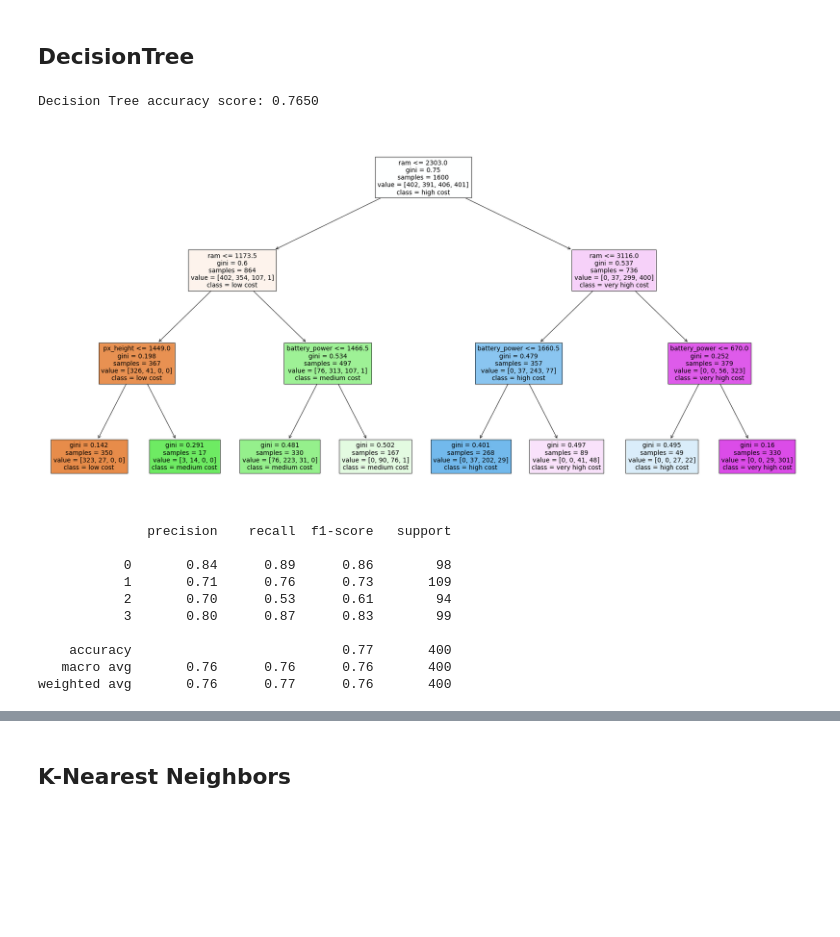
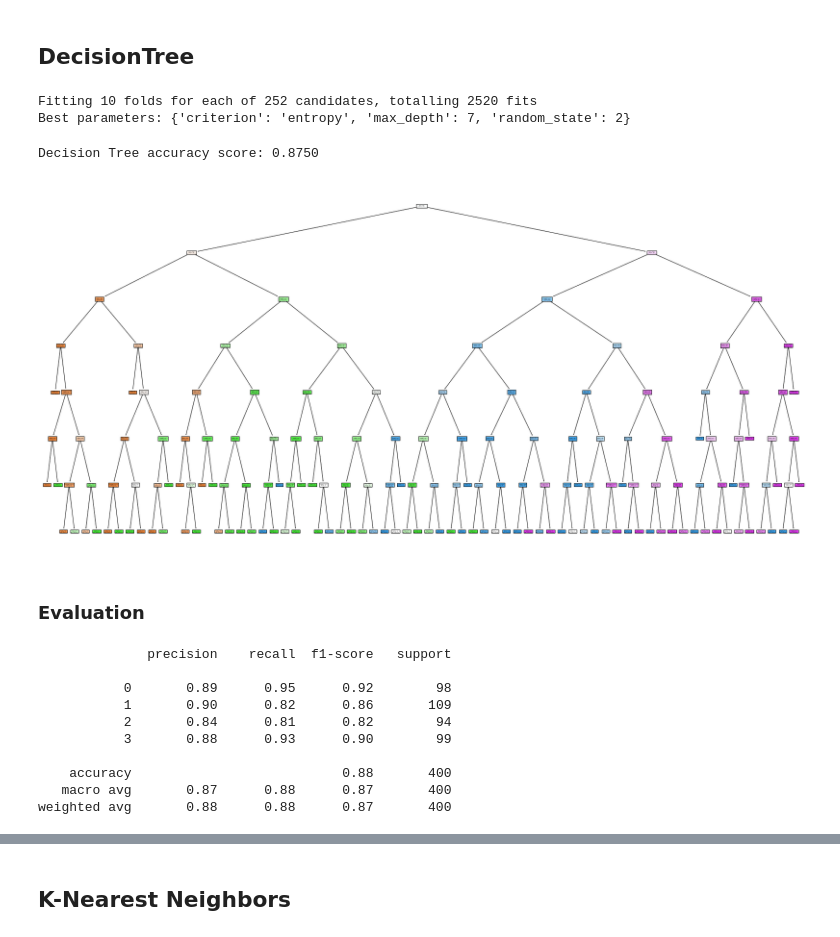
Before and after one commit to jirapat-tho/bsc_dpdm22, a Jupyter notebook: Final_Project.ipynb, the cells around one changed output, grey strips where cells are left out. Saved outputs shown, nothing was run; the diff lists cells and outputs as text; code cells hidden in the pictures; blank space fills up the shorter version.

```diff
--- a/Final_Project.ipynb
+++ b/Final_Project.ipynb
@@ -299,4 +303,4 @@ plt.show()
 และ Naive Bayes
 # %%
-X = train.drop('price_range', axis=1) # drop column 'price_range' ให้เหลือแค่ Feature
+x = train.drop('price_range', axis=1) # drop column 'price_range' ให้เหลือแค่ Feature
 y = train['price_range'].values.reshape(-1, 1) #Target : price_range
@@ -305,39 +307,63 @@ X_train, X_test, y_train, y_test = train_test_split(X[['battery_power', 'px_heig
+# %%
+# แบ่งข้อมูลออกเป็น train 80% test 20%
+X_train, X_test, y_train, y_test = train_test_split(x,y,test_size=0.2,random_state=2) # random_state ทำให้การสุ่มแต่ละครั้งมีผลการสุ่มเหมือนเดิม
 # %% [markdown]
 ## DecisionTree
+# %%
+#  gridsearch หาพารามิเตอร์ที่ดีที่สุด
+clf_dt = DecisionTreeClassifier()
+
+max_depth = range(3, 21)
+criterion = ['entropy', 'gini']
+random_state = range(1, 8)
+
+parameters = {'max_depth': max_depth, 'criterion': criterion, 'random_state': random_state}
+
+gridsearch = GridSearchCV(estimator=clf_dt,
+                          param_grid=parameters,
+                          scoring='accuracy',
+                          cv=10,
+                          verbose=1,
+                          n_jobs=-1)
+
+gridsearch.fit(X_train, y_train)
+
+print('Best parameters:', gridsearch.best_params_)
+# %% [output]
+Fitting 10 folds for each of 252 candidates, totalling 2520 fits
+Best parameters: {'criterion': 'entropy', 'max_depth': 7, 'random_state': 2}
 # %%
-# Instantiate the model
-DT = DecisionTreeClassifier(max_depth=3)
-
+# Define the decision tree model
+clf = DecisionTreeClassifier(criterion = 'entropy', max_depth=7, random_state=2,)
 # Fit the model to the training set
-DT.fit(X_train, y_train)
-
+clf.fit(X_train, y_train)
 #predict
-y_pred = DT.predict(X_test)
-
+y_pred = clf.predict(X_test)
 # Calculate the accuracy of the model
 acc_dt = accuracy_score(y_test, y_pred)
 print(f'Decision Tree accuracy score: {acc_dt:.4f}');
 # %% [output]
-Decision Tree accuracy score: 0.7650
+Decision Tree accuracy score: 0.8750
 # %%
-feature_names = X[['battery_power', 'px_height', 'px_width', 'ram']].columns
+feature_names = x.columns
 target_names = ['low cost', 'medium cost', 'high cost', 'very high cost']
 
 fig = plt.figure(figsize = (30, 15))
-Plot = plot_tree(DT, feature_names = feature_names, class_names = target_names, filled = True)
+Plot = plot_tree(clf, feature_names = feature_names, class_names = target_names, filled = True)
 # %% [output]
-[figure, old version]
+[figure, new version]
+# %% [markdown]
+### Evaluation
 # %%
-# Evaluation
 print(classification_report(y_test, y_pred))
 # %% [output]
               precision    recall  f1-score   support
 
-           0       0.84      0.89      0.86        98
-           1       0.71      0.76      0.73       109
-           2       0.70      0.53      0.61        94
-           3       0.80      0.87      0.83        99
+           0       0.89      0.95      0.92        98
+           1       0.90      0.82      0.86       109
+           2       0.84      0.81      0.82        94
+           3       0.88      0.93      0.90        99
 
-    accuracy                           0.77       400
-   macro avg       0.76      0.76      0.76       400
-weighted avg       0.76      0.77      0.76       400
+    accuracy                           0.88       400
+   macro avg       0.87      0.88      0.87       400
+weighted avg       0.88      0.88      0.87       400
```
Also changed, not shown: parts of 25 cells of this notebook.
